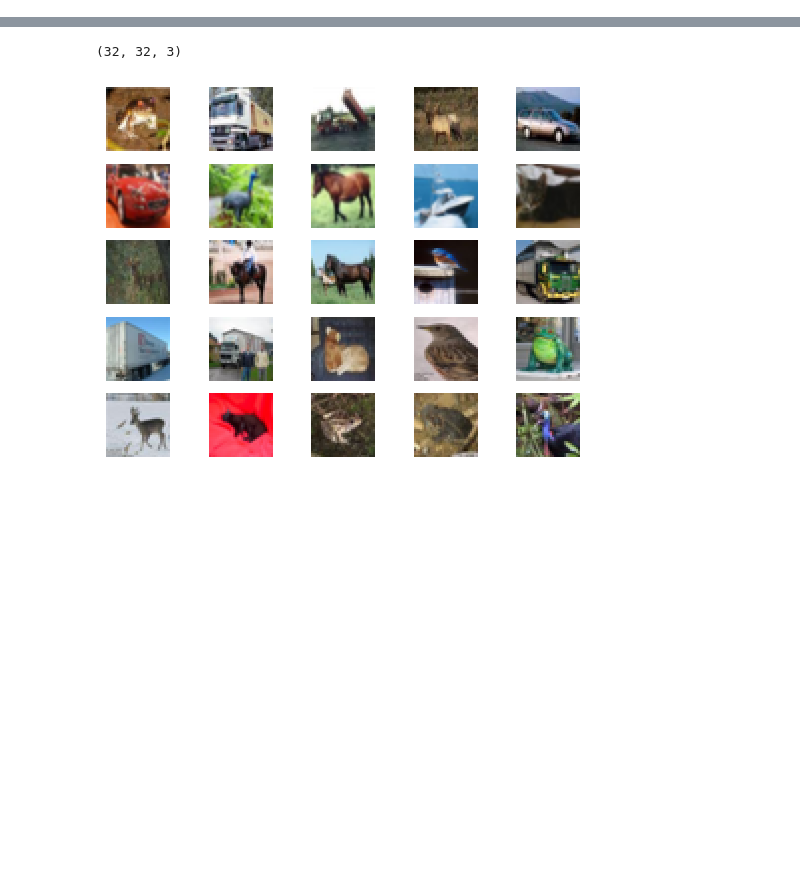
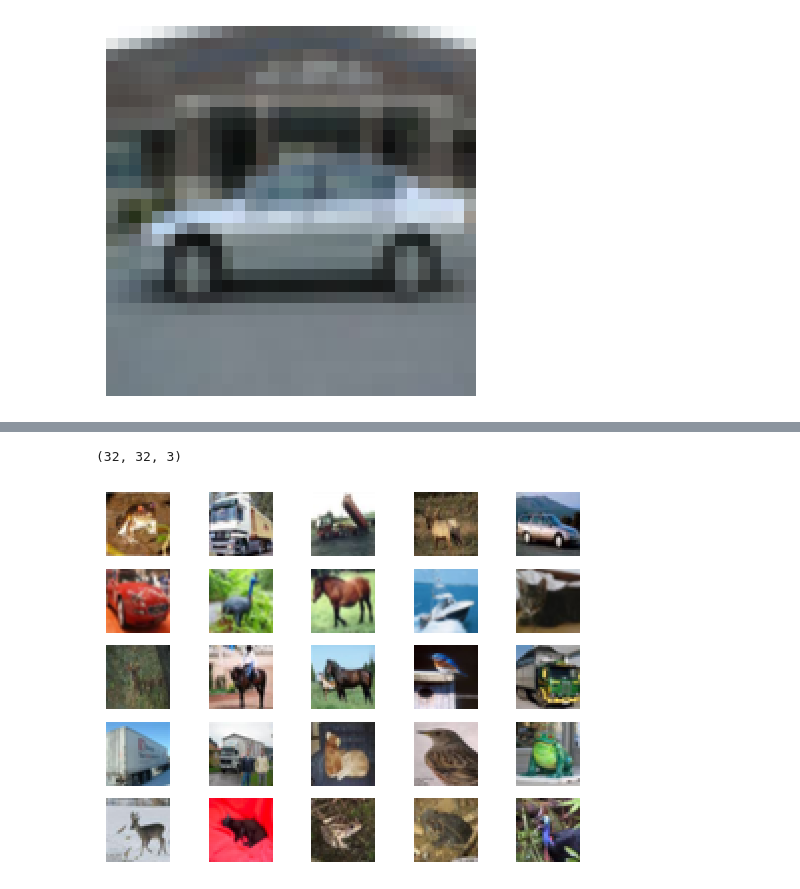
Before and after one commit to savicente2109/TFG-Mat, a Jupyter notebook: pruebas.ipynb, the cells around one changed output, grey strips where cells are left out. Saved outputs shown, nothing was run; the diff lists cells and outputs as text; code cells hidden in the pictures; blank space fills up the shorter version.

```diff
--- a/pruebas.ipynb
+++ b/pruebas.ipynb
@@ -0,0 +1,17 @@
+# %%
+import keras
+from keras import layers
+from keras.datasets import cifar10
+import matplotlib.pyplot as plt
+from PIL import Image
+import random
+
+(x_train, y_train), (x_test, y_test) = keras.datasets.cifar10.load_data()
+
+fig, ax = plt.subplots(1,1)
+n = random.randrange(50000)
+plt.axis('off')
+plt.imshow(x_train[n])
+plt.show()
+# %% [output]
+[figure, added]
```
Also changed, not shown: parts of 1 cell of this notebook.
